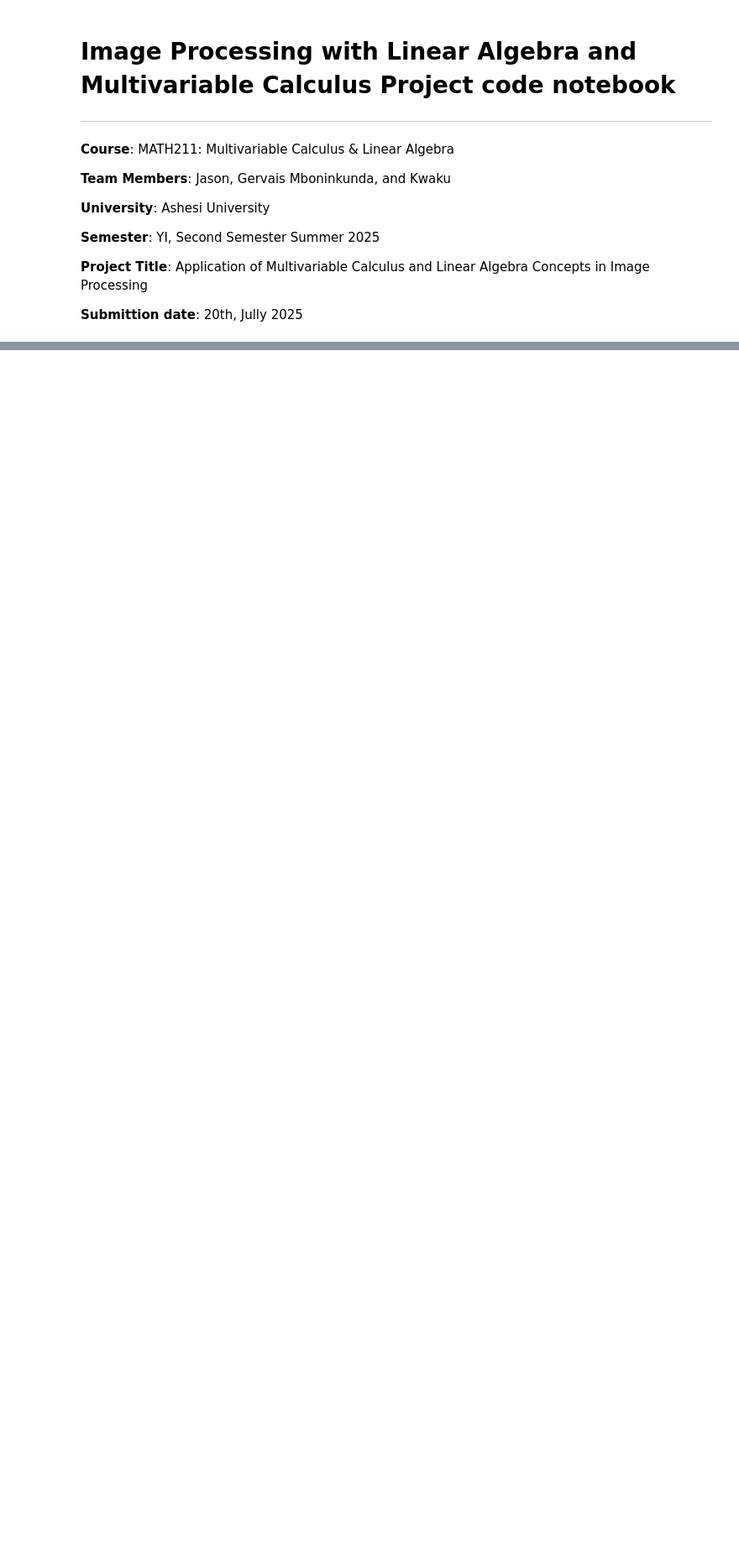
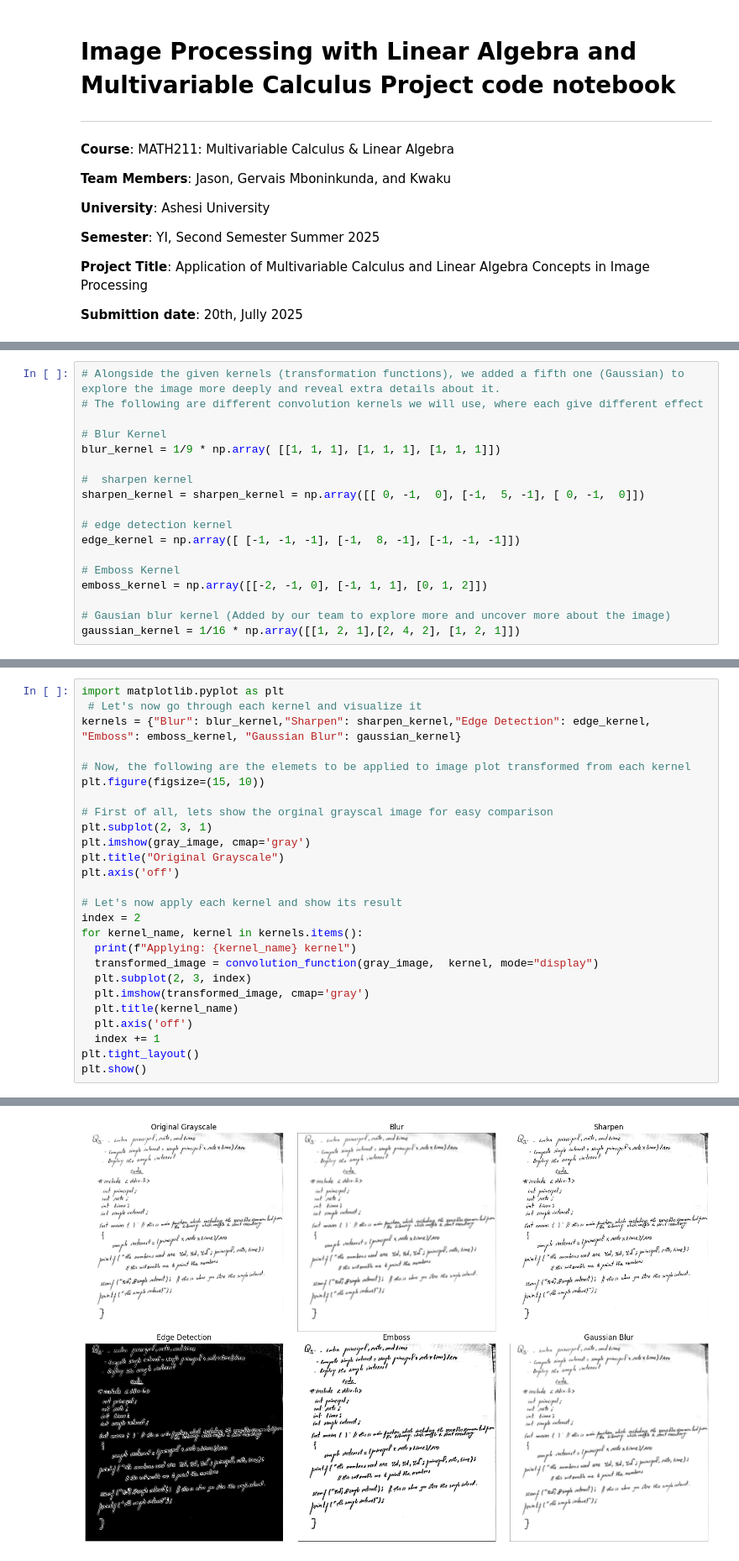
Before and after one commit to Mboni777/Projects, a Jupyter notebook: Team_11_MCL_Notebook_of_code_Final_Project.ipynb, the cells around one changed output, grey strips where cells are left out. Shown at 84% size. Drawn from its saved outputs; the diff is of its cells as text; blank space fills up the shorter version.

```diff
--- a/Team_11_MCL_Notebook_of_code_Final_Project.ipynb
+++ b/Team_11_MCL_Notebook_of_code_Final_Project.ipynb
@@ -65,0 +131,18 @@ from scipy import linalg  # This a scientific python library that gives more adv
+# %%
+# Alongside the given kernels (transformation functions), we added a fifth one (Gaussian) to explore the image more deeply and reveal extra details about it.
+# The following are different convolution kernels we will use, where each give different effect
+
+# Blur Kernel
+blur_kernel = 1/9 * np.array( [[1, 1, 1], [1, 1, 1], [1, 1, 1]])
+
+#  sharpen kernel
+sharpen_kernel = sharpen_kernel = np.array([[ 0, -1,  0], [-1,  5, -1], [ 0, -1,  0]])
+
+# edge detection kernel
+edge_kernel = np.array([ [-1, -1, -1], [-1,  8, -1], [-1, -1, -1]])
+
+# Emboss Kernel
+emboss_kernel = np.array([[-2, -1, 0], [-1, 1, 1], [0, 1, 2]])
+
+# Gausian blur kernel (Added by our team to explore more and uncover more about the image)
+gaussian_kernel = 1/16 * np.array([[1, 2, 1],[2, 4, 2], [1, 2, 1]])
@@ -65,0 +181,27 @@ from scipy import linalg  # This a scientific python library that gives more adv
+# %%
+import matplotlib.pyplot as plt
+ # Let's now go through each kernel and visualize it
+kernels = {"Blur": blur_kernel,"Sharpen": sharpen_kernel,"Edge Detection": edge_kernel, "Emboss": emboss_kernel, "Gaussian Blur": gaussian_kernel}
+
+# Now, the following are the elemets to be applied to image plot transformed from each kernel
+plt.figure(figsize=(15, 10))
+
+# First of all, lets show the orginal grayscal image for easy comparison
+plt.subplot(2, 3, 1)
+plt.imshow(gray_image, cmap='gray')
+plt.title("Original Grayscale")
+plt.axis('off')
+
+# Let's now apply each kernel and show its result
+index = 2
+for kernel_name, kernel in kernels.items():
+  print(f"Applying: {kernel_name} kernel")
+  transformed_image = convolution_function(gray_image,  kernel, mode="display")
+  plt.subplot(2, 3, index)
+  plt.imshow(transformed_image, cmap='gray')
+  plt.title(kernel_name)
+  plt.axis('off')
+  index += 1
+plt.tight_layout()
+plt.show()
+# %% [output]
@@ -65,0 +213 @@ from scipy import linalg  # This a scientific python library that gives more adv
+[figure, added]
```
Also changed, not shown: parts of 53 cells of this notebook.
